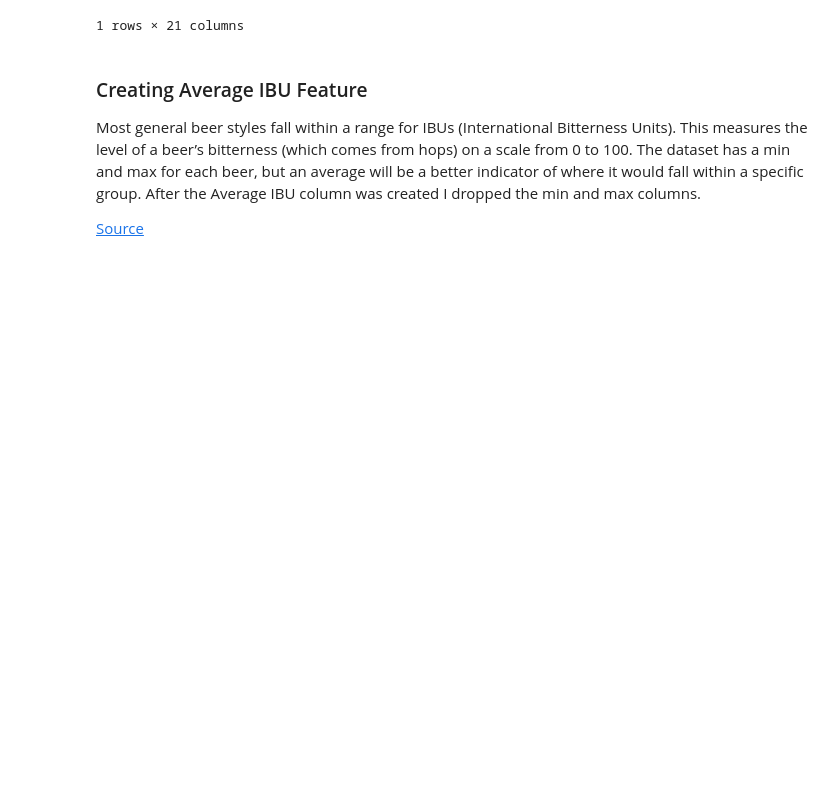
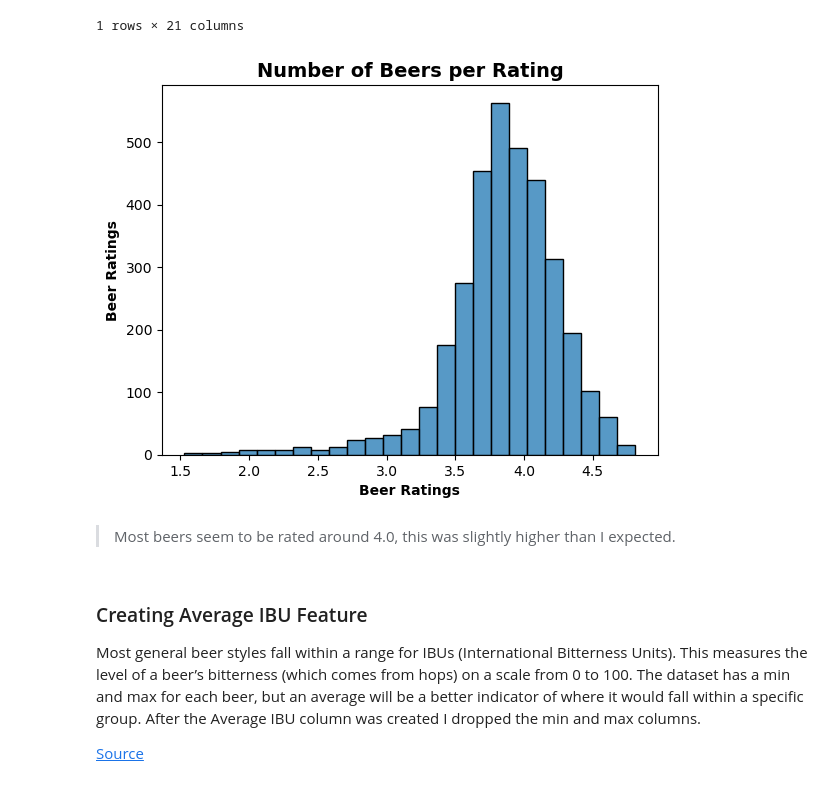
Before and after one commit to ashlidougherty/Beer-Recommender, a Jupyter notebook: DataPrep.ipynb, the cells around one changed output. Saved outputs shown, nothing was run; the diff lists cells and outputs as text; code cells hidden in the pictures; blank space fills up the shorter version.

```diff
--- a/DataPrep.ipynb
+++ b/DataPrep.ipynb
@@ -487,6 +489,16 @@ df_tasting.head(1)
 |  | Name | beer_id | Style | Style Key | Brewery | Description | ABV | Avg Rating | Min IBU | Max IBU | ... |
 | 0 | Amber | 251 | Brown Ale | 8 | Alaskan Brewing Co. | Richly malty and long on the pala... | Medium | 3.65 | 25 | 50 | ... |
 1 rows × 21 columns
+# %%
+# looking at rating distribution
+sns.histplot(df_tasting['Avg Rating'], bins=25)
+plt.ylabel('Beer Ratings', weight='bold')
+plt.xlabel('Beer Ratings', weight='bold')
+plt.title('Number of Beers per Rating', weight='bold', size=14);
+# %% [output]
+[figure, added]
+# %% [markdown]
+> Most beers seem to be rated around 4.0, this was slightly higher than I expected.
 # %% [markdown]
 ### Creating Average IBU Feature
 Most general beer styles fall within a range for IBUs (International Bitterness Units). This measures the level of a beer’s bitterness (which comes from hops) on a scale from 0 to 100. The dataset has a min and max for each beer, but an average will be a better indicator of where it would fall within a specific group. After the Average IBU column was created I dropped the min and max columns.
```
Also changed, not shown: parts of 23 cells of this notebook.
